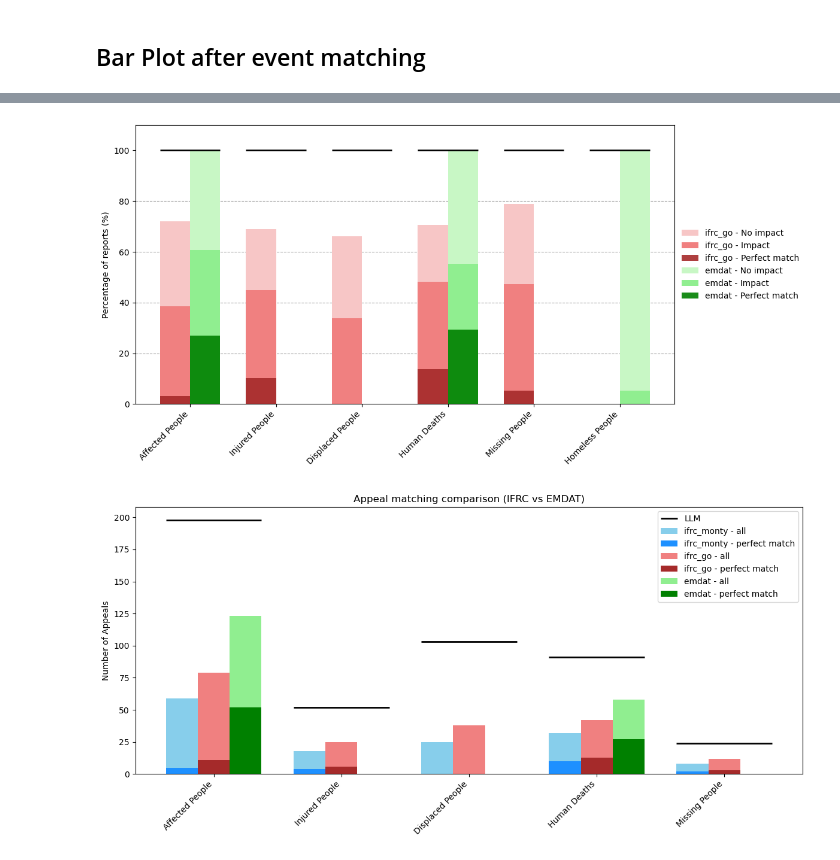
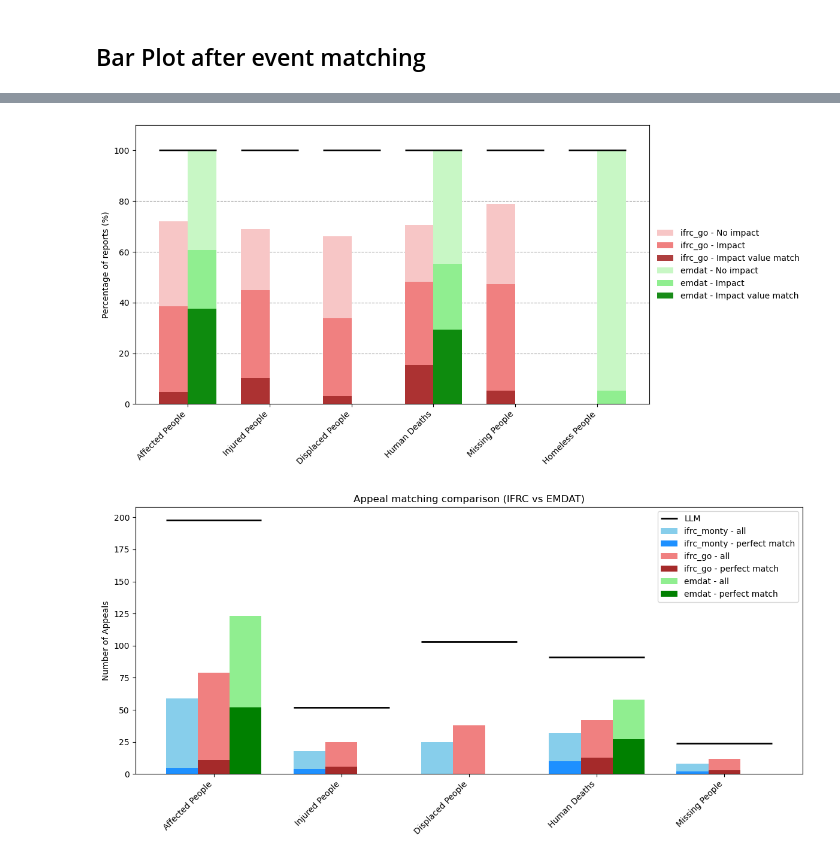
Before and after one commit to luseverin/ROUGE_database, a Jupyter notebook: notebooks/result_comparaison_external_sources.ipynb, the cells around one changed output, grey strips where cells are left out. Drawn from its saved outputs; the diff is of its cells as text; code cells hidden in the pictures.

Commit message:
Save external plot for draft

```diff
--- a/notebooks/result_comparaison_external_sources.ipynb
+++ b/notebooks/result_comparaison_external_sources.ipynb
@@ -19,13 +16,14 @@ current_dir = os.getcwd()
 project_root = os.path.dirname(current_dir)
 sys.path.append(project_root)
 
-from src.LLM_functions import *
+# from src.LLM_functions import *
 from src.plot_functions import *
 from src.data import *
 from src.post_process_functions import *
 from src.hazard_def import *
 from src.external_comparaison import *
 
+path_save_fig = DATA_FIGURE / "validation_external_sources"
 #sys.path.append('/home/lhasbini/como_school/como_project4/src/')
 # %%
 # Import extracted impact
@@ -445,3 +443,5 @@ nb_matched = {}
 nb_exact_match = {}
 nb_no_match = {}
 nb_no_external_impact = {}
+
+tolerance = 0.05
@@ -491,7 +489,16 @@ for impactSubtype in mapping_impact_type.keys() :
     df_matched = df_matched.dropna(subset=[impactSubtype])
     n_after = len(df_matched)
 
-    df_matched["match"] = (df_matched["impactValue"]==df_matched[impactSubtype])
+    # Exact match
+    # df_matched["match"] = (df_matched["impactValue"]==df_matched[impactSubtype])
+
+    # Compute relative difference safely
+    df_matched["rel_diff"] = abs(df_matched["impactValue"] - df_matched[impactSubtype]) / (
+        (abs(df_matched["impactValue"]) + abs(df_matched[impactSubtype])) / 2
+    ).replace(0, np.nan)
+
+    # Match if relative difference <= tolerance
+    df_matched["match"] = df_matched["rel_diff"] <= tolerance
 
 
     nb_no_external_impact[external_source].append(n_before-n_after)
@@ -505,7 +512,7 @@ nb_exact_match[external_source] = []
 nb_no_external_impact[external_source] = []
 
 for impactSubtype in mapping_impact_type.keys() :
-    emdat_col = mapping_impact_type[impactSubtype]['emdat']
+    emdat_col = mapping_impact_type[impactSubtype][external_source]
     if emdat_col is None :
         nb_matched[external_source].append(0)
         nb_exact_match[external_source].append(0)
@@ -514,10 +521,19 @@ for impactSubtype in mapping_impact_type.keys() :
 
     df_matched = df_llm_all_geo_grp_linked[external_source].loc[df_llm_all_geo_grp_linked[external_source]["impactSubtype"] == impactSubtype]
     n_before = len(df_matched)
-    df_matched = df_matched.dropna(subset=[mapping_impact_type[impactSubtype]["emdat"]])
+    df_matched = df_matched.dropna(subset=[mapping_impact_type[impactSubtype][external_source]])
     n_after = len(df_matched)
 
-    df_matched["match"] = (df_matched["impactValue"]==df_matched[mapping_impact_type[impactSubtype]["emdat"]])
+    # Exact match
+    # df_matched["match"] = (df_matched["impactValue"]==df_matched[mapping_impact_type[impactSubtype][external_source]])
+
+    # Compute relative difference safely
+    df_matched["rel_diff"] = abs(df_matched["impactValue"] - df_matched[mapping_impact_type[impactSubtype][external_source]]) / (
+        (abs(df_matched["impactValue"]) + abs(df_matched[mapping_impact_type[impactSubtype][external_source]])) / 2
+    ).replace(0, np.nan)
+
+    # Match if relative difference <= tolerance
+    df_matched["match"] = df_matched["rel_diff"] <= tolerance
 
     nb_no_external_impact[external_source].append(n_before-n_after)
     nb_matched[external_source].append(df_matched["appealCode"].nunique())
@@ -642,7 +658,7 @@ for i, external_source in enumerate(["ifrc_go", "emdat"]):
         x + offset,
         nb_exact_match_pct[external_source],
         width,
-        label=external_source + " - Perfect match",
+        label=external_source + " - Impact value match",
         color=colors[external_source]["exact"],
         alpha=0.9,
     )
@@ -651,35 +667,43 @@ for i, external_source in enumerate(["ifrc_go", "emdat"]):
 for xi in x:
     ax.hlines(
         y=100,
         xmin=xi - width,
         xmax=xi + width,
         colors='black',
         linewidth=2
     )
 
 # Add dashed horizontal gridlines at 20, 40, 60, 80%
 for y in [20, 40, 60, 80]:
     ax.axhline(y=y, color='gray', linestyle='--', linewidth=0.8, alpha=0.7, zorder=0)
 
 # Labels and formatting
 ax.set_xticks(x)
 ax.set_xticklabels(mapping_impact_type.keys(), rotation=45, ha="right")
 ax.set_ylabel("Percentage of reports (%)")
 ax.set_ylim(0, 110)
 # ax.set_title("Appeal matching comparison (IFRC vs EMDAT) — % of extracted appeals")
 ax.legend()
 
 # Move the legend box outside
 ax.legend(
     loc='center left',
     bbox_to_anchor=(1, 0.5),
     frameon=False
 )
+plt.tight_layout()
 
-plt.tight_layout()
+#Save fig
+fig.savefig(path_save_fig / f"matched_events_ext_quanti_impact.png",
+            transparent=True, bbox_inches='tight', dpi=300)
+fig.savefig(path_save_fig / f"matched_events_ext_quanti_impact.svg",
+            format="svg", transparent=True, bbox_inches='tight', dpi=300)
+fig.savefig(path_save_fig / f"matched_events_ext_quanti_impact.pdf",
+            format="pdf", transparent=True, bbox_inches='tight', dpi=300)
+
 plt.show()
 # %% [output]
-[figure, old version]
+[figure, new version]
 # %%
 x = np.arange(len(mapping_impact_type.keys()))  # positions for bars
 width = 0.25  # bar width
```
Also changed, not shown: parts of 6 cells of this notebook.
